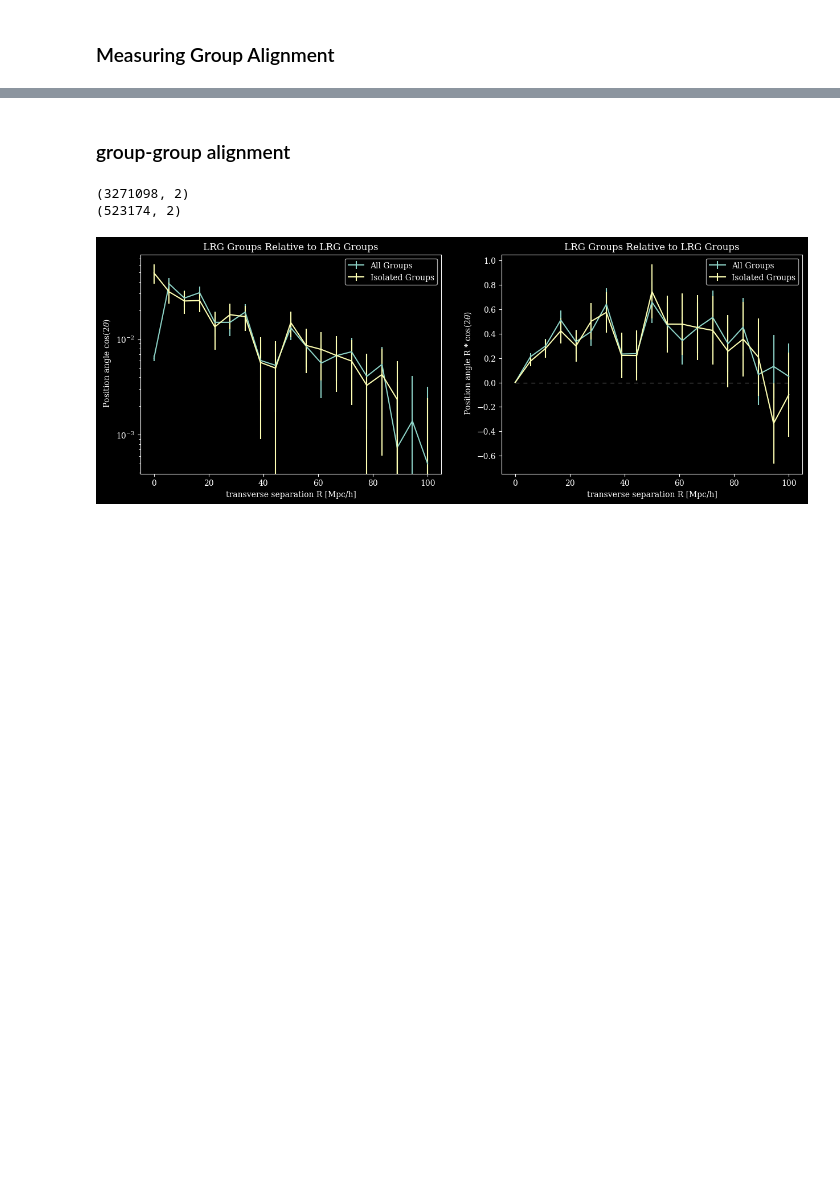
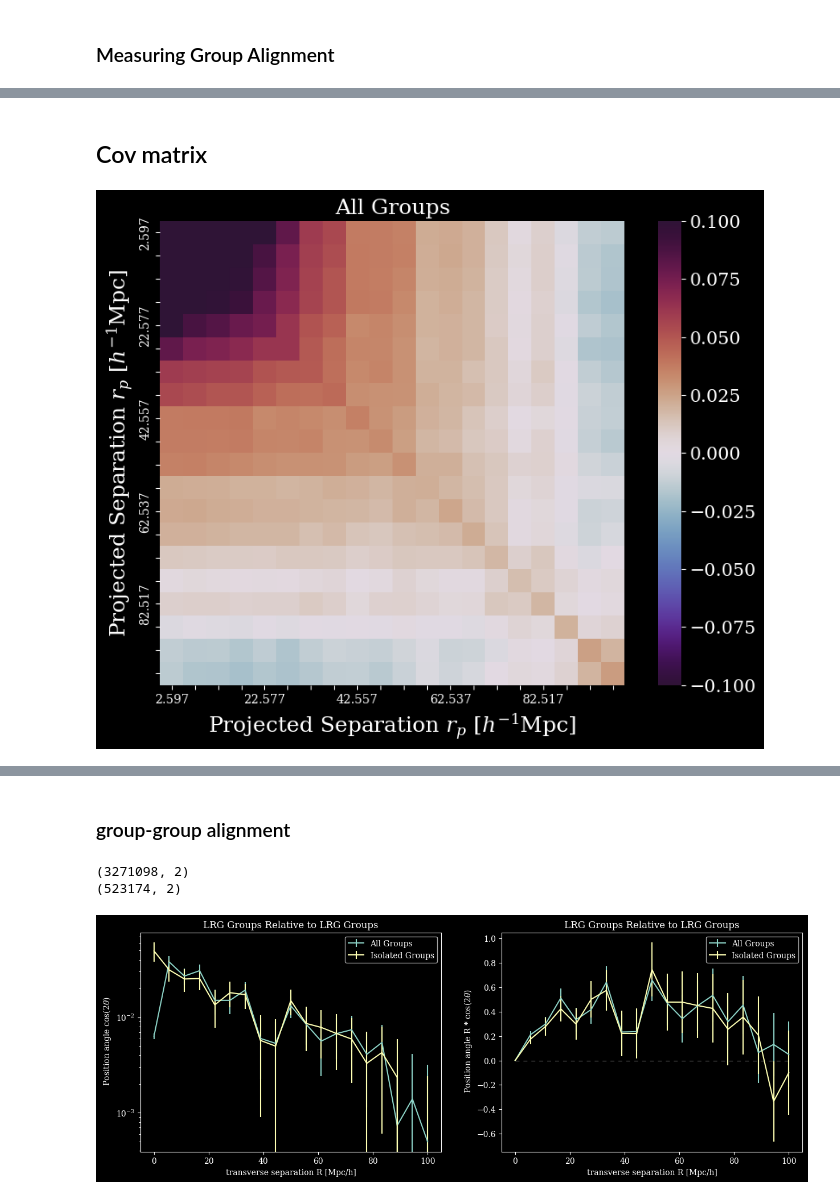
Before and after one commit to cmlamman/spec-IA, a Jupyter notebook: testing_justDESI.ipynb, the cells around one changed output, grey strips where cells are left out. Saved outputs shown, nothing was run; the diff lists cells and outputs as text; code cells hidden in the pictures; blank space fills up the shorter version.

```diff
--- a/testing_justDESI.ipynb
+++ b/testing_justDESI.ipynb
@@ -155,0 +226,2 @@ fig.savefig('plots/LRG_group_alignment.png', bbox_inches='tight', dpi=200);
+# %% [markdown]
+## Cov matrix
@@ -155,0 +230,39 @@ fig.savefig('plots/LRG_group_alignment.png', bbox_inches='tight', dpi=200);
+# %%
+def plot_IA_covMatrix(binx, signal, title='', save=False, save_name='IA_covMatrix.png', subtract_identity=True):
+    '''results_paths is to file of results from measure_alignment'''
+    fig = plt.figure(figsize=(10, 7))
+    lbs=15; fts=18
+    #plt.title(r"$\epsilon'_1$ Reduced Covariance Matrix")
+    plt.xlabel(r'Transverse Separation R [$h^{-1}$Mpc]', fontsize=fts); plt.ylabel(r'Transverse Separation R [$h^{-1}$Mpc]', fontsize=fts)
+
+    #binx = np.logspace(-1, 1.6, 21)
+
+    cv_kk = get_cov_matrix_from_regions(signal)
+
+
+    # plot the heatmap and annotation on it
+    labels = [[str(round(m, 3)), ' ', '', ''] for m in binx[::4]]
+
+    labels = vstack(labels)['col0']
+
+    to_subtract = np.identity(len(binx))
+    if subtract_identity == False:
+        to_subtract = 0
+
+    #labels = np.linspace(0, 0.5, 6)
+    #print(np.sort(np.linalg.eigvals(cv_kk)
+    ax = sns.heatmap(cv_kk-to_subtract, cmap='twilight_shifted', xticklabels=labels, yticklabels=labels, vmax=.1, vmin=-.1)#, alpha=.9)
+    #ax = sns.heatmap(cv_kk-np.identity(len(binx)), cmap='PuOr', xticklabels=labels, yticklabels=labels, vmax=1, vmin=-1)#, alpha=.9)
+
+    ax.set_aspect('equal')
+    #print(np.shape(cv_kk-np.identity(len(binx))))
+    cbar = ax.collections[0].colorbar
+    cbar.ax.tick_params(labelsize=lbs)
+    plt.title(title, fontsize=fts)
+    plt.xlabel('Projected Separation $r_p$ [$h^{-1}$Mpc]'); plt.ylabel('Projected Separation $r_p$ [$h^{-1}$Mpc]');#, annot=True)
+
+    return cv_kk-np.identity(len(binx))
+# %%
+plot_IA_covMatrix(binx=xvalues, signal=np.asarray(ang_plot_all), title='All Groups', save=False, subtract_identity=False);
+# %% [output]
+[figure, added]
```
Also changed, not shown: parts of 15 cells of this notebook, 17 other files.
